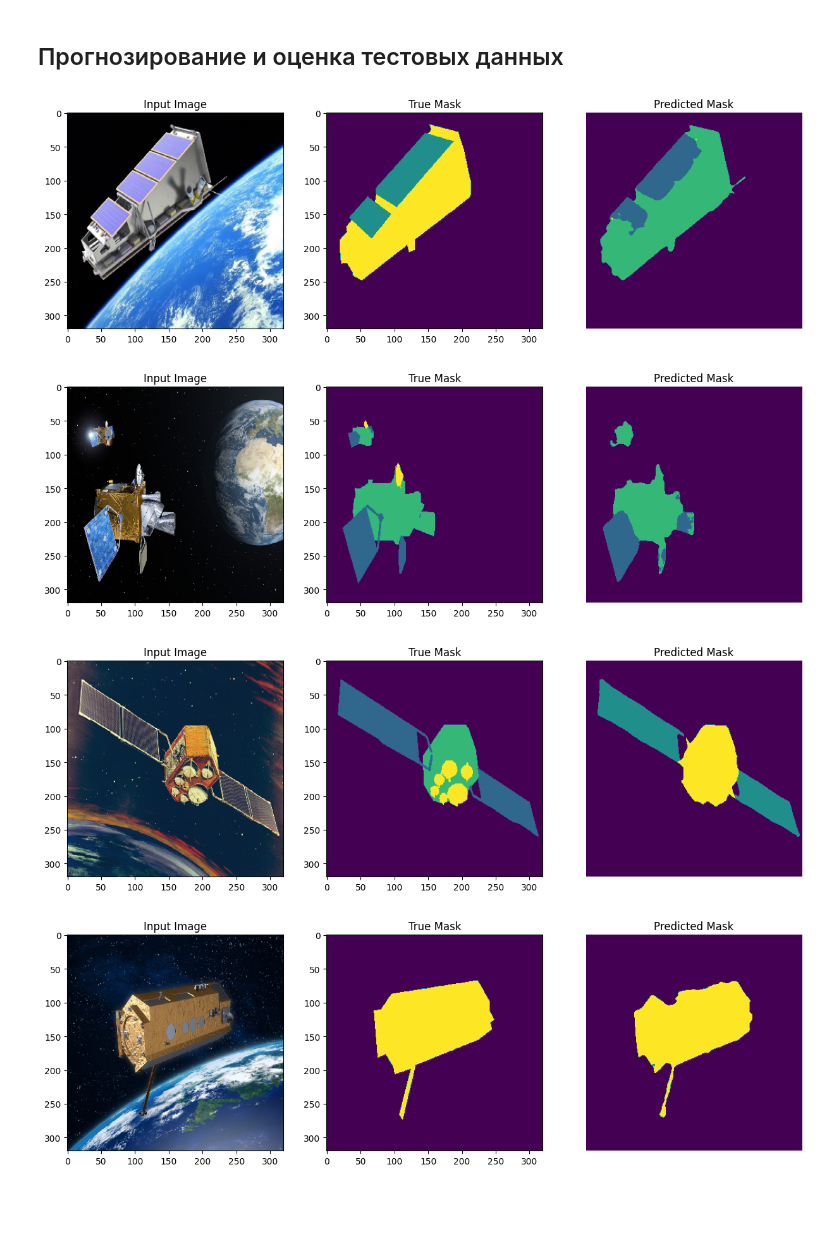
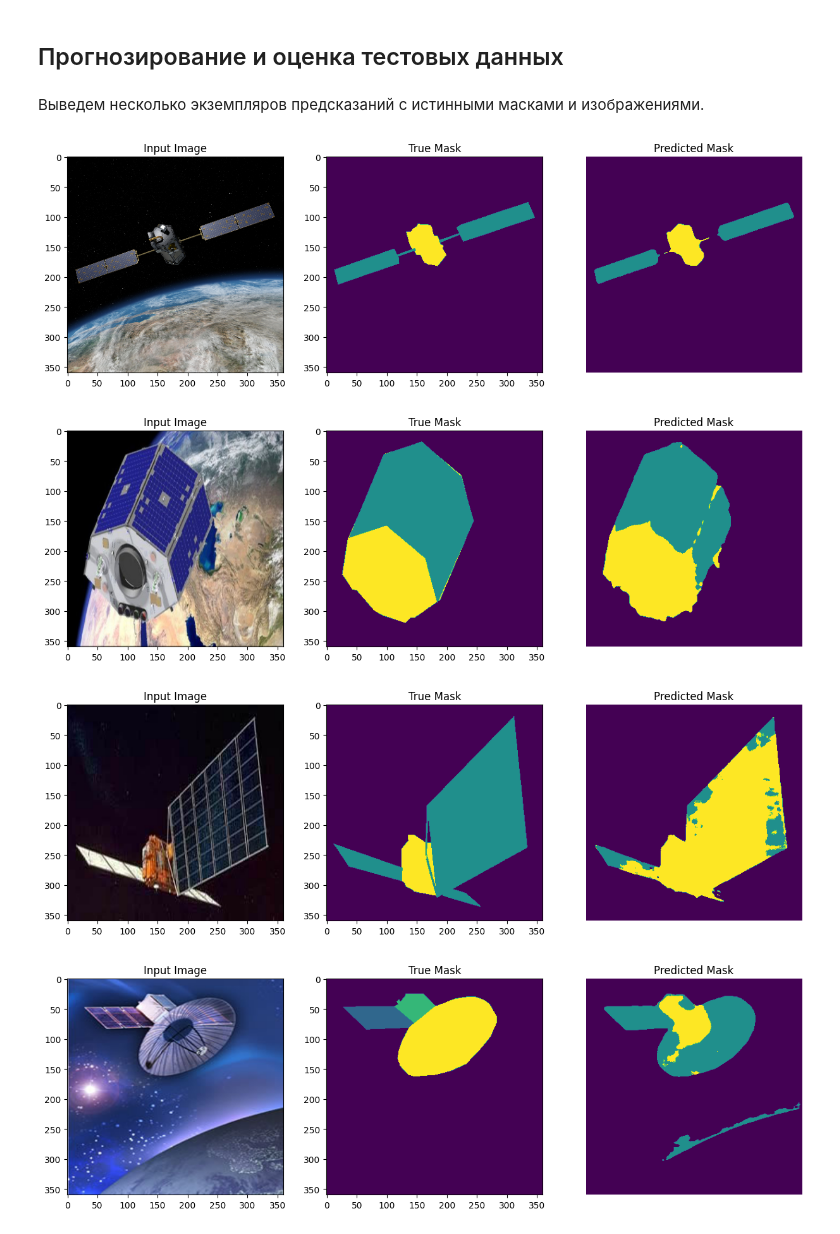
Before and after one commit to khav-i/nn_works, a Jupyter notebook: Spacecraft segmentation/unet-spacecraft-segmentation.ipynb, the cells around one changed output. Cells and saved outputs as stored; diff of their text form; code cells hidden in the pictures; blank space fills up the shorter version.

```diff
--- a/Spacecraft segmentation/unet-spacecraft-segmentation.ipynb
+++ b/Spacecraft segmentation/unet-spacecraft-segmentation.ipynb
@@ -195,12 +196,8 @@ value2index = {tuple(v): k for k, v in index2value.items()}
 # %%
 def convert_target(target, value_to_index):
     """
-    convert target segmentation map to [H, W, 1],
-    where last channel is the index of the class.
-
-    NOTE:
-    We will later use sparse categorical cross entropy as loss
-
+    Функция преобразовывает целевую карту сегментации
+    в [H, W, 1], где последний канал — это индекс класса.
     """
     seg_map = np.zeros((target.shape[:2]), dtype="uint8")
     for val, id_ in value_to_index.items():
@@ -231,7 +230,7 @@ plt.show()
 # %% [markdown]
 ## Подготовка данных
 # %%
-IMG_SIZE = (320, 320)
+IMG_SIZE = (360, 360)
 num_train_imgs = len(train_imgs_paths)
 num_valid_imgs = len(valid_imgs_paths)
 
@@ -496,14 +499,15 @@ plt.show()
 # )
 
 # preds = np.argmax(loaded_model.predict(test_inputs), axis=-1)
+# %% [markdown]
+Выведем несколько экземпляров предсказаний с истинными масками и изображениями.
 # %%
-#qualitative results
-for i in range(50,60):
+for i in range(60, 70):
     display(
-        [test_inputs[i], test_targets[i], preds[i].reshape((320, 320, 1))]
+        [test_inputs[i], test_targets[i], preds[i].reshape((360, 360, 1))]
         )
 # %% [output]
-[figure, old version]
+[figure, new version]
-[figure, old version]
+[figure, new version]
-[figure, old version]
+[figure, new version]
-[figure, old version]
+[figure, new version]
```
Also changed, not shown: parts of 16 cells of this notebook, 1 other file.
